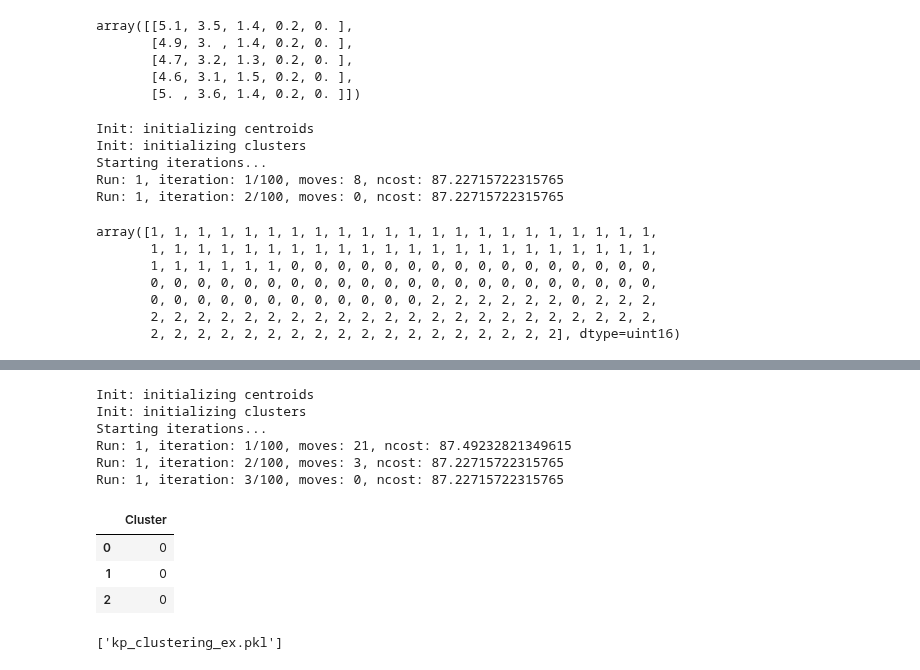
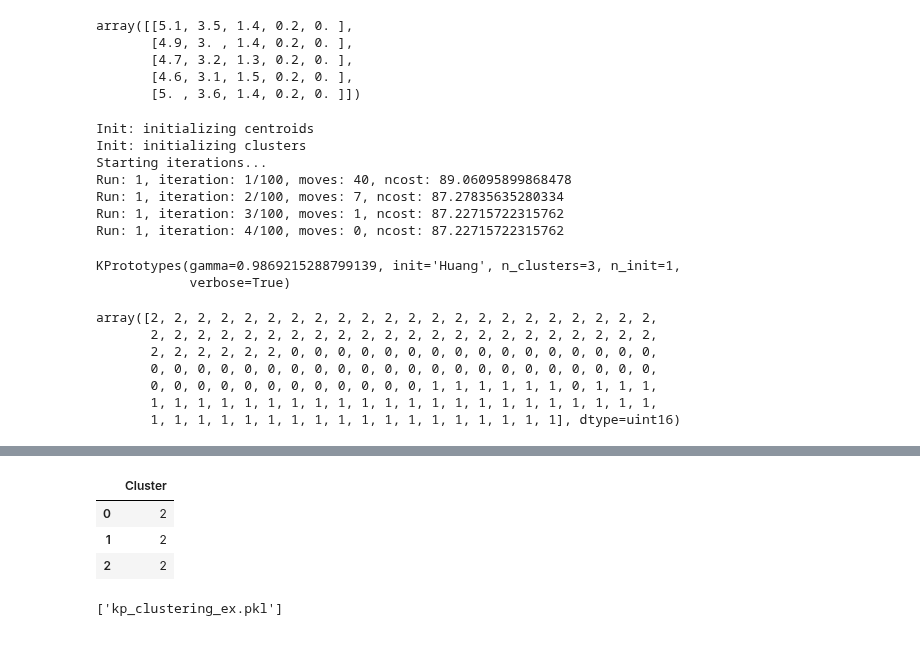
Before and after one commit to KevinTheRainmaker/ML_DL_Basics, a Jupyter notebook: Basic_Skills/Scikt_learn_serving_tutorial.ipynb, the cells around one changed output, grey strips where cells are left out. Drawn from its saved outputs; the diff is of its cells as text; code cells hidden in the pictures.

Commit message:
fix: devides fit_predict to fit & predict

```diff
--- a/Basic_Skills/Scikt_learn_serving_tutorial.ipynb
+++ b/Basic_Skills/Scikt_learn_serving_tutorial.ipynb
@@ -150,20 +150,27 @@ array([[5.1, 3.5, 1.4, 0.2, 0. ],
        [5. , 3.6, 1.4, 0.2, 0. ]])
 # %%
 kp = KPrototypes(n_clusters=3, init='Huang', n_init=1, verbose=True)
-kp.fit_predict(data, categorical=[4])
+kp.fit(data, categorical=[4])
 # %% [output]
 Init: initializing centroids
 Init: initializing clusters
 Starting iterations...
-Run: 1, iteration: 1/100, moves: 8, ncost: 87.22715722315765
-Run: 1, iteration: 2/100, moves: 0, ncost: 87.22715722315765
+Run: 1, iteration: 1/100, moves: 40, ncost: 89.06095899868478
+Run: 1, iteration: 2/100, moves: 7, ncost: 87.27835635280334
+Run: 1, iteration: 3/100, moves: 1, ncost: 87.22715722315762
+Run: 1, iteration: 4/100, moves: 0, ncost: 87.22715722315762
-array([1, 1, 1, 1, 1, 1, 1, 1, 1, 1, 1, 1, 1, 1, 1, 1, 1, 1, 1, 1, 1, 1,
-       1, 1, 1, 1, 1, 1, 1, 1, 1, 1, 1, 1, 1, 1, 1, 1, 1, 1, 1, 1, 1, 1,
-       1, 1, 1, 1, 1, 1, 0, 0, 0, 0, 0, 0, 0, 0, 0, 0, 0, 0, 0, 0, 0, 0,
-       0, 0, 0, 0, 0, 0, 0, 0, 0, 0, 0, 0, 0, 0, 0, 0, 0, 0, 0, 0, 0, 0,
-       0, 0, 0, 0, 0, 0, 0, 0, 0, 0, 0, 0, 2, 2, 2, 2, 2, 2, 0, 2, 2, 2,
-       2, 2, 2, 2, 2, 2, 2, 2, 2, 2, 2, 2, 2, 2, 2, 2, 2, 2, 2, 2, 2, 2,
-       2, 2, 2, 2, 2, 2, 2, 2, 2, 2, 2, 2, 2, 2, 2, 2, 2, 2], dtype=uint16)
+KPrototypes(gamma=0.9869215288799139, init='Huang', n_clusters=3, n_init=1,
+            verbose=True)
+# %%
+kp.predict(data, categorical=[4])
+# %% [output]
+array([2, 2, 2, 2, 2, 2, 2, 2, 2, 2, 2, 2, 2, 2, 2, 2, 2, 2, 2, 2, 2, 2,
+       2, 2, 2, 2, 2, 2, 2, 2, 2, 2, 2, 2, 2, 2, 2, 2, 2, 2, 2, 2, 2, 2,
+       2, 2, 2, 2, 2, 2, 0, 0, 0, 0, 0, 0, 0, 0, 0, 0, 0, 0, 0, 0, 0, 0,
+       0, 0, 0, 0, 0, 0, 0, 0, 0, 0, 0, 0, 0, 0, 0, 0, 0, 0, 0, 0, 0, 0,
+       0, 0, 0, 0, 0, 0, 0, 0, 0, 0, 0, 0, 1, 1, 1, 1, 1, 1, 0, 1, 1, 1,
+       1, 1, 1, 1, 1, 1, 1, 1, 1, 1, 1, 1, 1, 1, 1, 1, 1, 1, 1, 1, 1, 1,
+       1, 1, 1, 1, 1, 1, 1, 1, 1, 1, 1, 1, 1, 1, 1, 1, 1, 1], dtype=uint16)
 # %%
 np_arr = np.concatenate((iris["data"],iris["target"].reshape(-1,1), kp.labels_.reshape(-1,1)),axis=1)
 df = pd.DataFrame(np_arr , columns = ["1","2","3","4","target","cluster"])
@@ -172,20 +179,14 @@ px.scatter(df , x="1",y="2",color="target",symbol="cluster",width=700,height=700
 # %% [output]
 [interactive output not drawn]
 # %%
-predict = pd.DataFrame(kp.fit_predict(data, categorical=[4]))
+predict = pd.DataFrame(kp.predict(data, categorical=[4]))
 predict.columns = ['Cluster']
 predict.head(3)
 # %% [output]
-Init: initializing centroids
-Init: initializing clusters
-Starting iterations...
-Run: 1, iteration: 1/100, moves: 21, ncost: 87.49232821349615
-Run: 1, iteration: 2/100, moves: 3, ncost: 87.22715722315765
-Run: 1, iteration: 3/100, moves: 0, ncost: 87.22715722315765
 |  | Cluster |
-| 0 | 0 |
-| 1 | 0 |
-| 2 | 0 |
+| 0 | 2 |
+| 1 | 2 |
+| 2 | 2 |
 # %%
 joblib.dump(kp, 'kp_clustering_ex.pkl')
 # %% [output]
```
Also changed, not shown: parts of 1 cell of this notebook.
